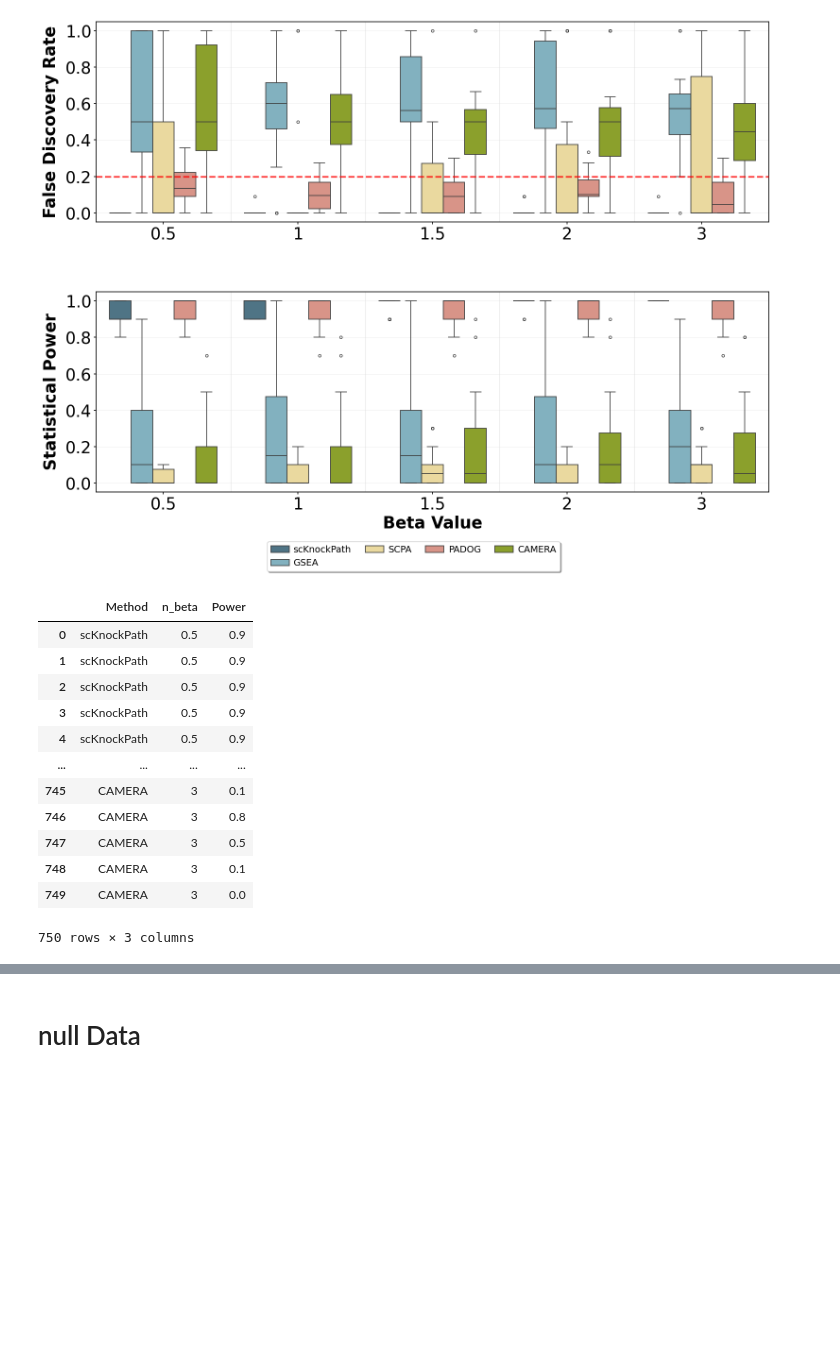
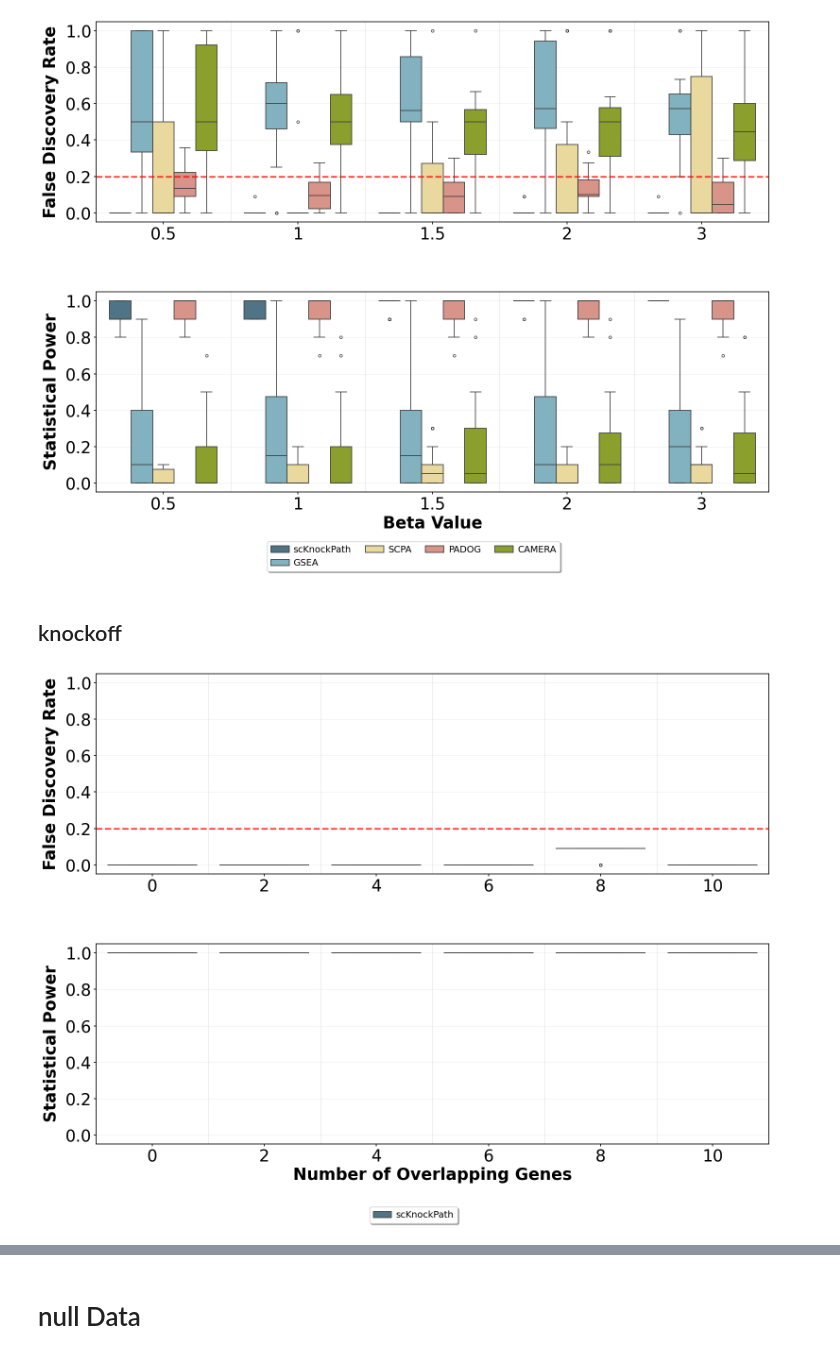
Before and after one commit to TBW108/scKnockPath, a Jupyter notebook: simulation_res.ipynb, the cells around one changed output, grey strips where cells are left out. Drawn from its saved outputs; the diff is of its cells as text; code cells hidden in the pictures; blank space fills up the shorter version.

```diff
--- a/simulation_res.ipynb
+++ b/simulation_res.ipynb
@@ -842,19 +840,42 @@ plot_fdr_power_boxplots(
 # 以后所有的画图都要保证使用统一的函数和风格，方便以后维护和修改
 # %% [output]
 [figure]
-# %%
-combined_powers_values_melted
-# %% [output]
-|  | Method | n_beta | Power |
-| 0 | scKnockPath | 0.5 | 0.9 |
-| 1 | scKnockPath | 0.5 | 0.9 |
-| 2 | scKnockPath | 0.5 | 0.9 |
-| 3 | scKnockPath | 0.5 | 0.9 |
-| 4 | scKnockPath | 0.5 | 0.9 |
-| ... | ... | ... | ... |
-| 745 | CAMERA | 3 | 0.1 |
-| 746 | CAMERA | 3 | 0.8 |
-| 747 | CAMERA | 3 | 0.5 |
-| 748 | CAMERA | 3 | 0.1 |
-| 749 | CAMERA | 3 | 0.0 |
-750 rows × 3 columns
+# %% [markdown]
+## knockoff
+# %%
+# 对n_overlap, n_sparsity, n_sample的每个参数，画出fdr和power的箱线图和折线图，保存为pdf文件
+def load_knockoff_res(res_type='fdr',param='overlap',params_range=range(0,11,2)):
+    # get scKnockPath results
+    res_dict = {}
+    for i in params_range:
+        path_folder=f'results/simulation_exp/scKP_run_knockoffs/results/n_{param}={i}_results.npz' if param in ['overlap','sparsity','sample'] else \
+            f'results/simulation_exp/scKP_run_knockoffs/results/target_fdr={i}_results.npz'
+        results=np.load(path_folder)
+        res_dict[i] = results['fdrs'] if res_type=='fdr' else results['powers']
+
+    values_scknockpath=pd.DataFrame(res_dict)
+    values_scknockpath['Method'] = 'scKnockPath'
+
+    combined_values=pd.concat([values_scknockpath])
+    combined_values_melted = combined_values.melt(id_vars=['Method'], var_name=f'n_{param}', value_name='FDR' if res_type=='fdr' else 'Power')
+
+    return combined_values_melted
+
+
+your_color_list = color_palette(name="Radiant",N=5)
+combined_fdr_values_melted=load_knockoff_res(res_type='fdr',param='overlap',params_range=range(0,11,2))
+combined_powers_values_melted=load_knockoff_res(res_type='power',param='overlap',params_range=range(0,11,2))
+
+plot_fdr_power_boxplots(
+    combined_fdr_values_melted,
+    combined_powers_values_melted,
+    colors,
+    x_ticks=list(range(0,11,2)),
+    param='n_overlap',
+    x_fontsize=25,
+    y_fontsize=25,
+    x_label='Number of Overlapping Genes',
+    save_path='./results/simulation_exp/knockoff_vertical_overlap_boxplot_fdr_power.pdf'
+)
+# %% [output]
+[figure, added]
```
Also changed, not shown: parts of 9 cells of this notebook, 1 other file.
